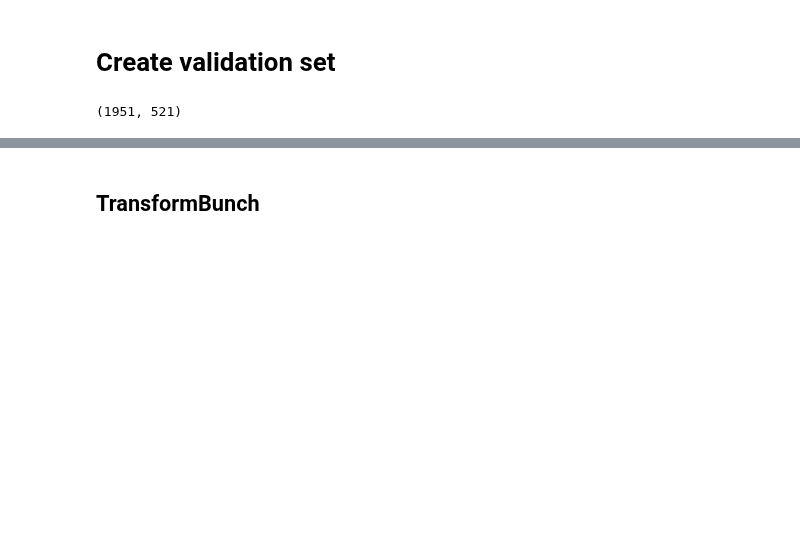
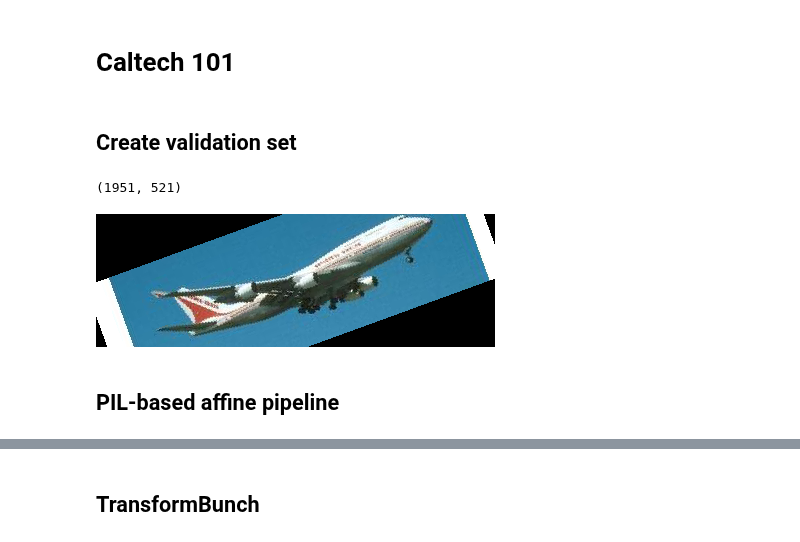
Before and after one commit to fastai/fastai_old, a Jupyter notebook: dev_nb/003a_transform_bunch.ipynb, the cells around one changed output, grey strips where cells are left out. Saved outputs shown, nothing was run; the diff lists cells and outputs as text; code cells hidden in the pictures; blank space fills up the shorter version.

```diff
--- a/dev_nb/003a_transform_bunch.ipynb
+++ b/dev_nb/003a_transform_bunch.ipynb
@@ -9,8 +6,10 @@ The autoreload extension is already loaded. To reload it, use:
 # %%
 DATA_PATH = Path('data')
 PATH = DATA_PATH/'caltech101'
+# %% [markdown]
+# Caltech 101
 # %% [markdown]
-# Create validation set
+## Create validation set
 # %%
 class FilesDataset(Dataset):
     def __init__(self, fns, labels, classes=None):
@@ -39,14 +38,20 @@ class FilesDataset(Dataset):
 
     def __getitem__(self,i):
         x = PIL.Image.open(self.fns[i]).convert('RGB')
-        return pil2tensor(x),self.y[i]
+        return x,self.y[i]
 # %%
 classes = ['airplanes','Motorbikes','Faces','watch','Leopards']
 np.random.seed(42)
 train_ds,valid_ds = FilesDataset.from_folder(PATH, classes=classes, test_pct=0.2)
 
-x = lambda: valid_ds[500][0]
+x = train_ds[3][0]
 # %%
 len(train_ds),len(valid_ds)
 # %% [output]
 (1951, 521)
+# %%
+x.rotate(20)
+# %% [output]
+[figure, added]
+# %% [markdown]
+## PIL-based affine pipeline
```
Also changed, not shown: parts of 9 cells of this notebook, 2 other files.
